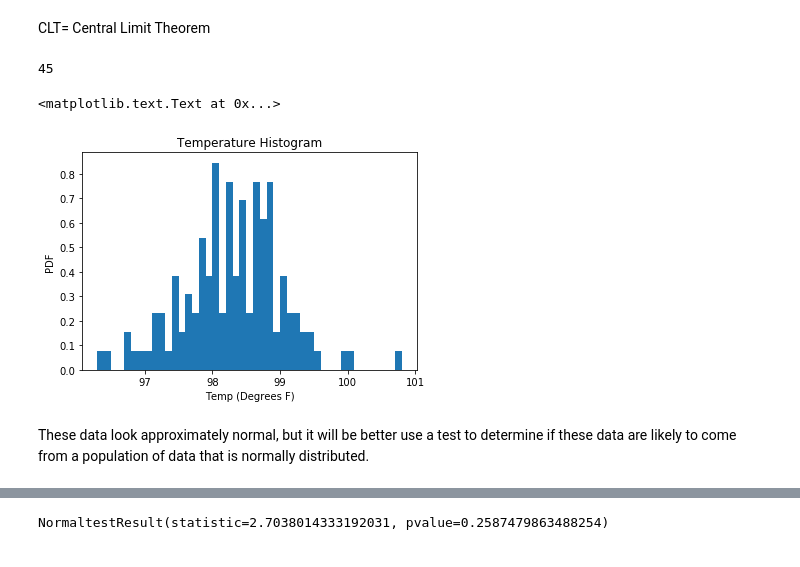
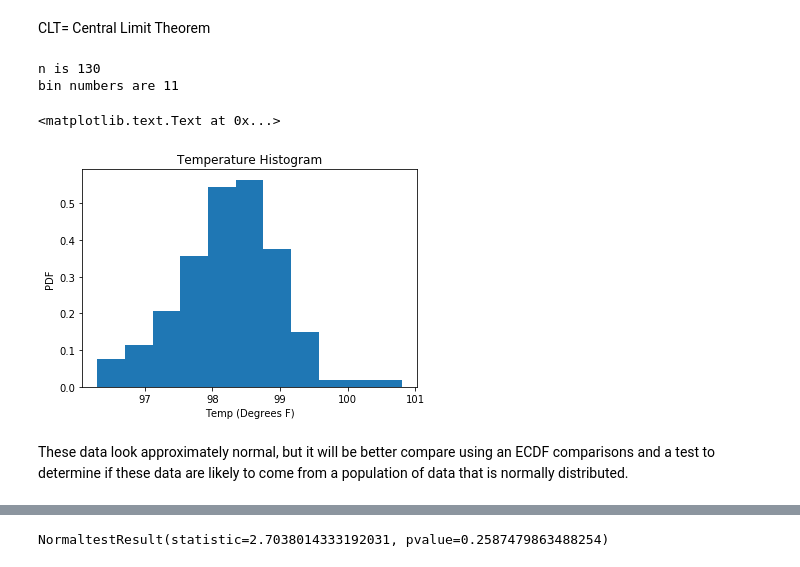
Before and after one commit to mskaerthomason/Springboard-Projects, a Jupyter notebook: EDA_human_temp/sliderule_dsi_inferential_statistics_exercise_1.ipynb, the cells around one changed output, grey strips where cells are left out. Cells and saved outputs as stored; diff of their text form; code cells hidden in the pictures.

```diff
--- a/EDA_human_temp/sliderule_dsi_inferential_statistics_exercise_1.ipynb
+++ b/EDA_human_temp/sliderule_dsi_inferential_statistics_exercise_1.ipynb
@@ -54,14 +64,17 @@ Is the distribution of body temperatures normal?
 # %% [markdown]
 CLT= Central Limit Theorem
 # %%
-bin_num = int((max(df.temperature)-min(df.temperature))*10) # is this the best way to pick bin number?
-print(bin_num)
+n=len(df.temperature)
+bin_num = int(np.sqrt(n)) # is this the best way to pick bin number?
+print('n is ' + str(n))
+print('bin numbers are ' + str(bin_num))
 df.temperature.plot(kind='hist', bins=bin_num, normed=True, title='Temperature Histogram')
 plt.xlabel('Temp (Degrees F)')
 plt.ylabel('PDF')
 # %% [output]
-45
+n is 130
+bin numbers are 11
 <matplotlib.text.Text at 0x...>
-[figure, old version]
+[figure, new version]
 # %% [markdown]
-These data look approximately normal, but it will be better use a test to determine if these data are likely to come from a population of data that is normally distributed.
+These data look approximately normal, but it will be better compare using an ECDF comparisons and a test to determine if these data are likely to come from a population of data that is normally distributed.
```
Also changed, not shown: parts of 24 cells of this notebook.
